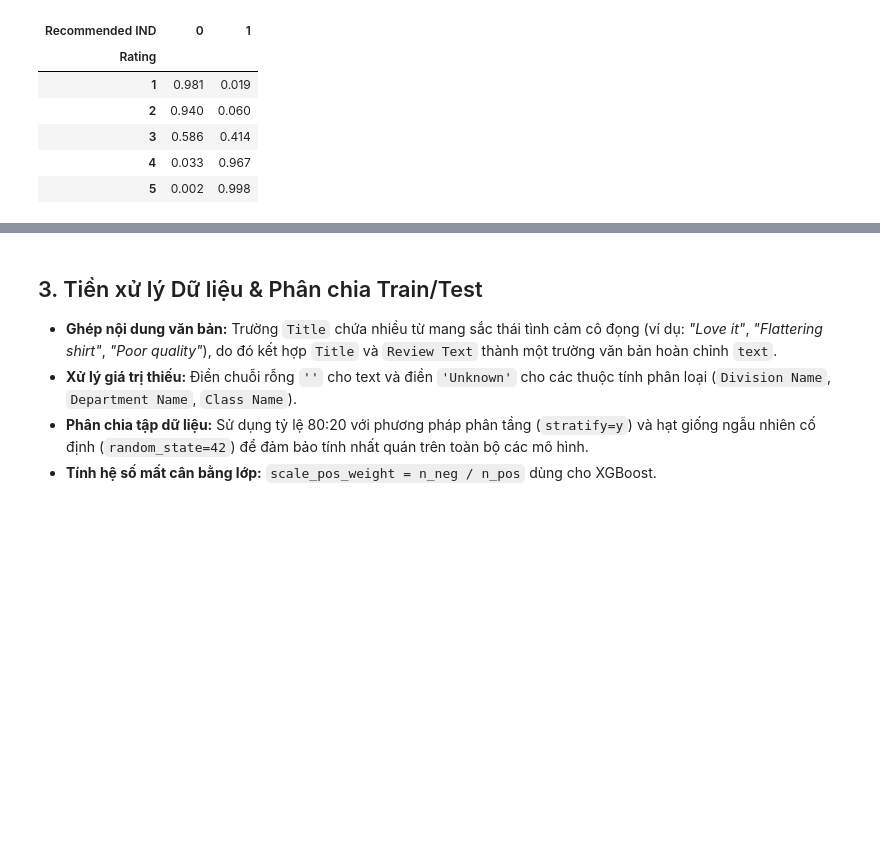
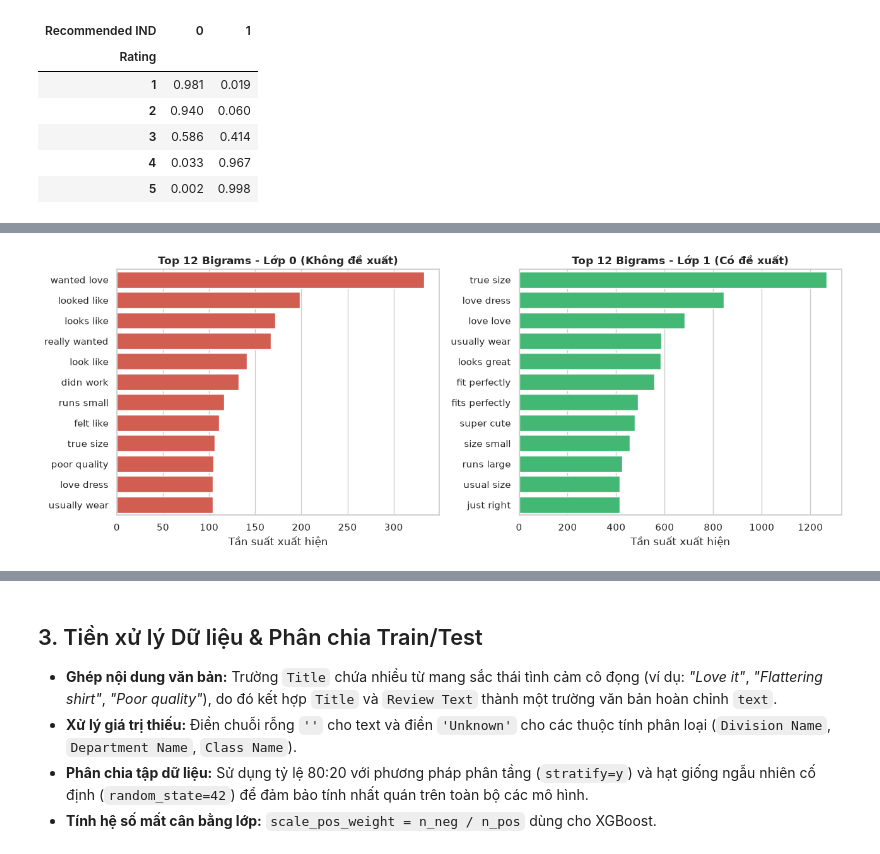
Before and after one commit to trannhatdang/Report-Machine-Learning-WomensClothingReviews-HK261, a Jupyter notebook: Content/Giai Quyet Bai Toan/ML_BTL_Unified_Womens_Clothing_Reviews.ipynb, the cells around one changed output, grey strips where cells are left out. Cells and saved outputs as stored; diff of their text form; code cells hidden in the pictures; blank space fills up the shorter version.

```diff
--- a/Content/Giai Quyet Bai Toan/ML_BTL_Unified_Womens_Clothing_Reviews.ipynb
+++ b/Content/Giai Quyet Bai Toan/ML_BTL_Unified_Womens_Clothing_Reviews.ipynb
@@ -170,0 +266,30 @@ Ma trận tương quan giữa Rating và Recommended IND (Target Leakage):
+# %%
+# Phân tích nội dung văn bản: Top 12 Bigrams phổ biến nhất ở Lớp 0 và Lớp 1
+text_full = (df['Title'].fillna('') + ' ' + df['Review Text'].fillna('')).str.strip()
+
+def get_top_ngrams(corpus, ngram_range=(2, 2), top_n=12):
+    vec = CountVectorizer(stop_words='english', ngram_range=ngram_range, min_df=5)
+    X_cnt = vec.fit_transform(corpus)
+    freqs = np.asarray(X_cnt.sum(axis=0)).ravel()
+    vocab = np.array(vec.get_feature_names_out())
+    top_idx = np.argsort(freqs)[::-1][:top_n]
+    return pd.DataFrame({'ngram': vocab[top_idx], 'count': freqs[top_idx]})
+
+top_neg = get_top_ngrams(text_full[df['Recommended IND'] == 0], ngram_range=(2, 2), top_n=12)
+top_pos = get_top_ngrams(text_full[df['Recommended IND'] == 1], ngram_range=(2, 2), top_n=12)
+
+fig, axes = plt.subplots(1, 2, figsize=(13, 5))
+sns.barplot(data=top_neg, y='ngram', x='count', color='#e74c3c', ax=axes[0])
+axes[0].set_title('Top 12 Bigrams - Lớp 0 (Không đề xuất)', fontsize=12, fontweight='bold')
+axes[0].set_xlabel('Tần suất xuất hiện')
+axes[0].set_ylabel('')
+
+sns.barplot(data=top_pos, y='ngram', x='count', color='#2ecc71', ax=axes[1])
+axes[1].set_title('Top 12 Bigrams - Lớp 1 (Có đề xuất)', fontsize=12, fontweight='bold')
+axes[1].set_xlabel('Tần suất xuất hiện')
+axes[1].set_ylabel('')
+
+plt.tight_layout()
+plt.show()
+# %% [output]
+[figure, added]
```
Also changed, not shown: parts of 19 cells of this notebook, 6 other files.
